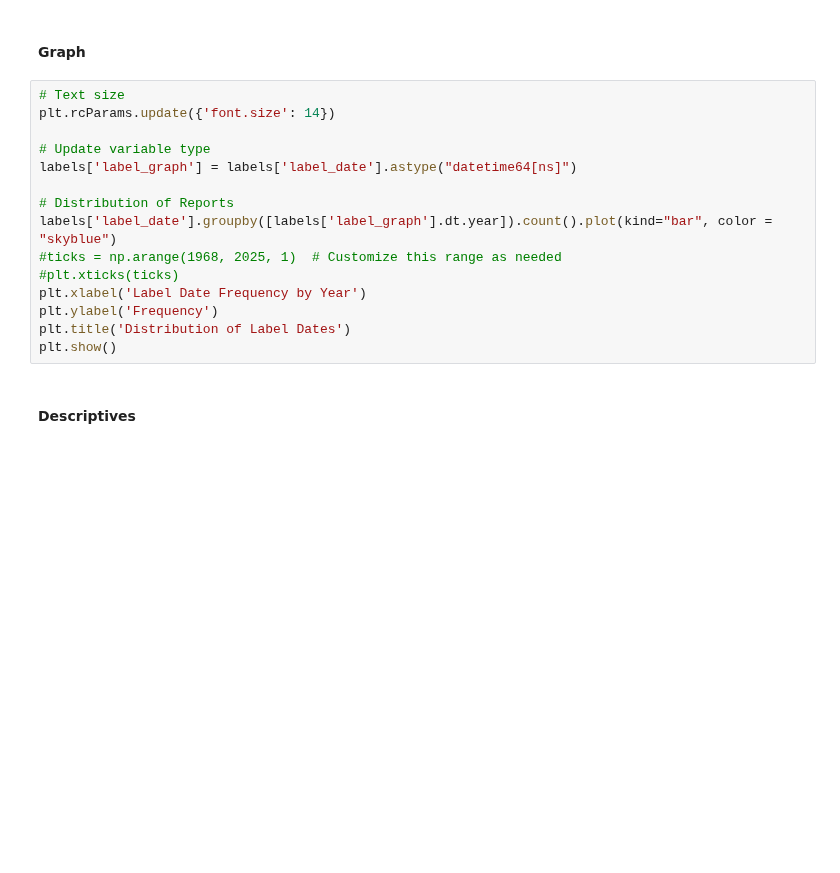
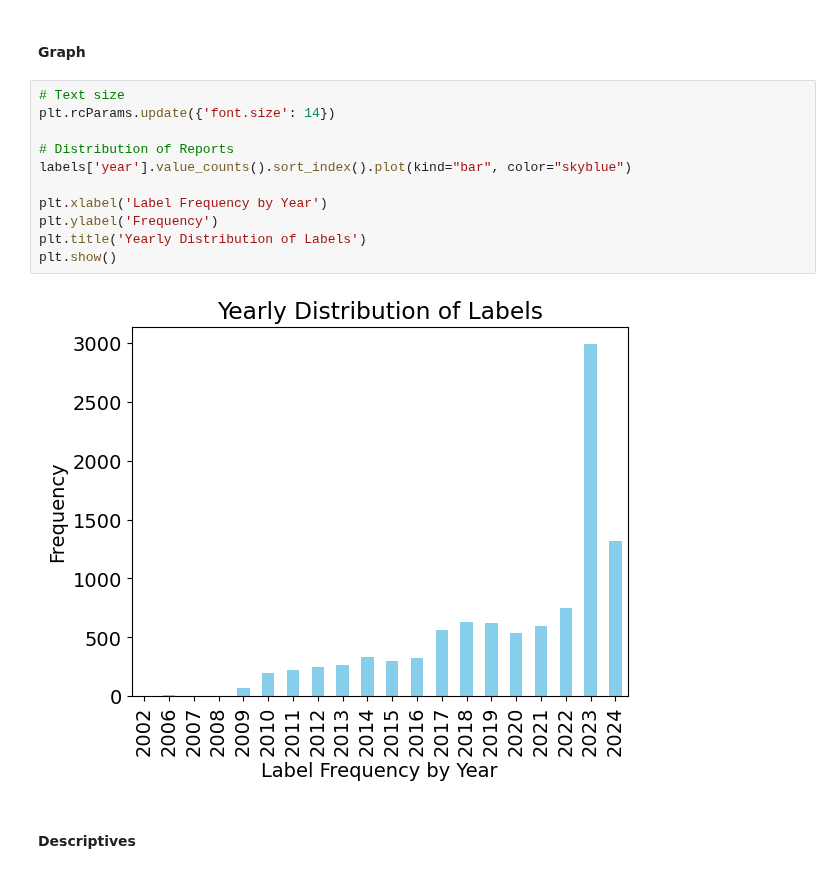
Before and after one commit to teamlunarlanding/Pharma-Drug-Surveillance, a Jupyter notebook: DataExploration.ipynb, the cells around one changed output. Cells and saved outputs as stored; diff of their text form; blank space fills up the shorter version.

```diff
--- a/DataExploration.ipynb
+++ b/DataExploration.ipynb
@@ -537,17 +603,15 @@ labels.head()
 # %%
 # Text size
 plt.rcParams.update({'font.size': 14})
 
-# Update variable type
-labels['label_graph'] = labels['label_date'].astype("datetime64[ns]")
+# Distribution of Reports
+labels['year'].value_counts().sort_index().plot(kind="bar", color="skyblue")
 
-# Distribution of Reports
-labels['label_date'].groupby([labels['label_graph'].dt.year]).count().plot(kind="bar", color = "skyblue")
-#ticks = np.arange(1968, 2025, 1)  # Customize this range as needed
-#plt.xticks(ticks)
-plt.xlabel('Label Date Frequency by Year')
+plt.xlabel('Label Frequency by Year')
 plt.ylabel('Frequency')
-plt.title('Distribution of Label Dates')
+plt.title('Yearly Distribution of Labels')
 plt.show()
+# %% [output]
+[figure, added]
 # %% [markdown]
 #### Descriptives
```
Also changed, not shown: parts of 71 cells of this notebook, 2 other files.
